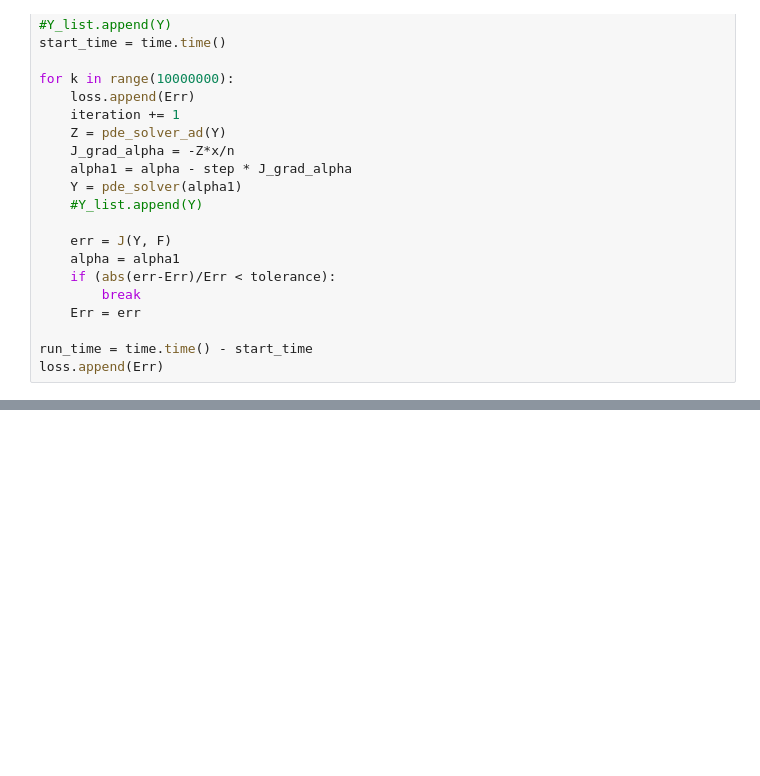
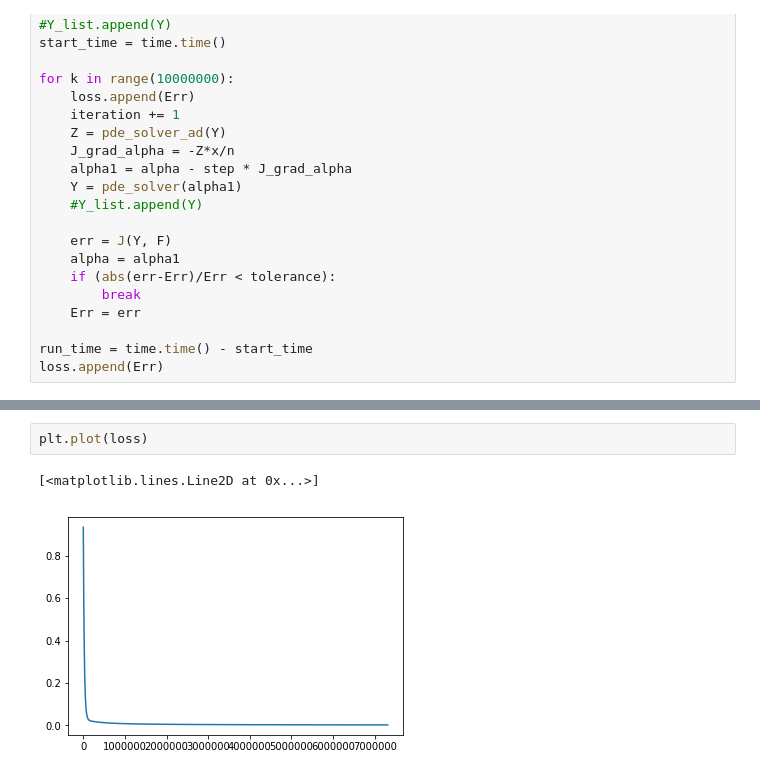
Before and after one commit to StephanCHEN/Inverse-problems, a Jupyter notebook: 1D continuous_adjoint_linear equation_finite dfference.ipynb, the cells around one changed output, grey strips where cells are left out. Cells and saved outputs as stored; diff of their text form; blank space fills up the shorter version.

```diff
--- a/1D continuous_adjoint_linear equation_finite dfference.ipynb
+++ b/1D continuous_adjoint_linear equation_finite dfference.ipynb
@@ -146,3 +153,8 @@ plt.gca().legend(('Solution','Observation'))
+# %%
+plt.plot(loss)
+# %% [output]
+[<matplotlib.lines.Line2D at 0x...>]
+[figure, added]
 # %%
 iteration
 # %% [output]
```
Also changed, not shown: parts of 7 cells of this notebook, 3 other files.
